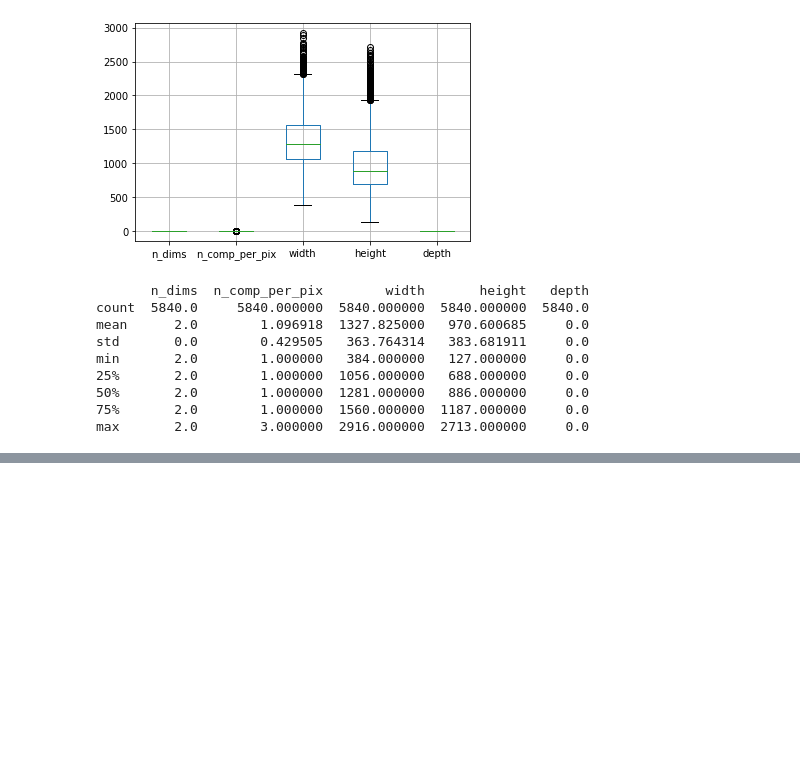
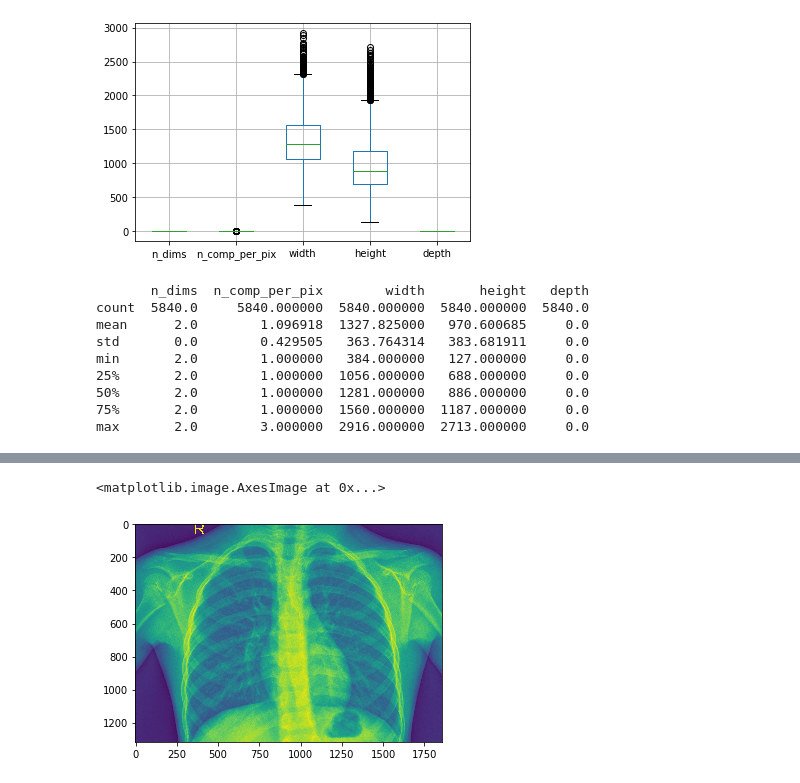
Before and after one commit to mathbeal/p_pneumonia_training, a Jupyter notebook: is_pneumonia.ipynb, the cells around one changed output, grey strips where cells are left out. Drawn from its saved outputs; the diff is of its cells as text; code cells hidden in the pictures; blank space fills up the shorter version.

```diff
--- a/is_pneumonia.ipynb
+++ b/is_pneumonia.ipynb
@@ -72,0 +78,5 @@ max       2.0        3.000000  2916.000000  2713.000000     0.0
+# %%
+plt.imshow(plt.imread(test_normal_files[0]))
+# %% [output]
+<matplotlib.image.AxesImage at 0x...>
+[figure, added]
```
Also changed, not shown: parts of 5 cells of this notebook.
